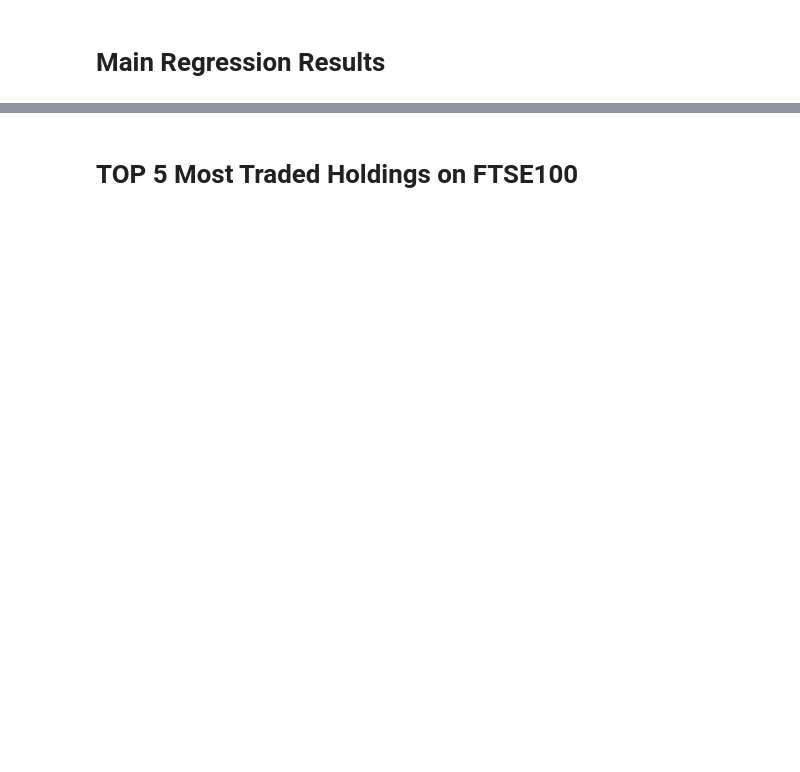
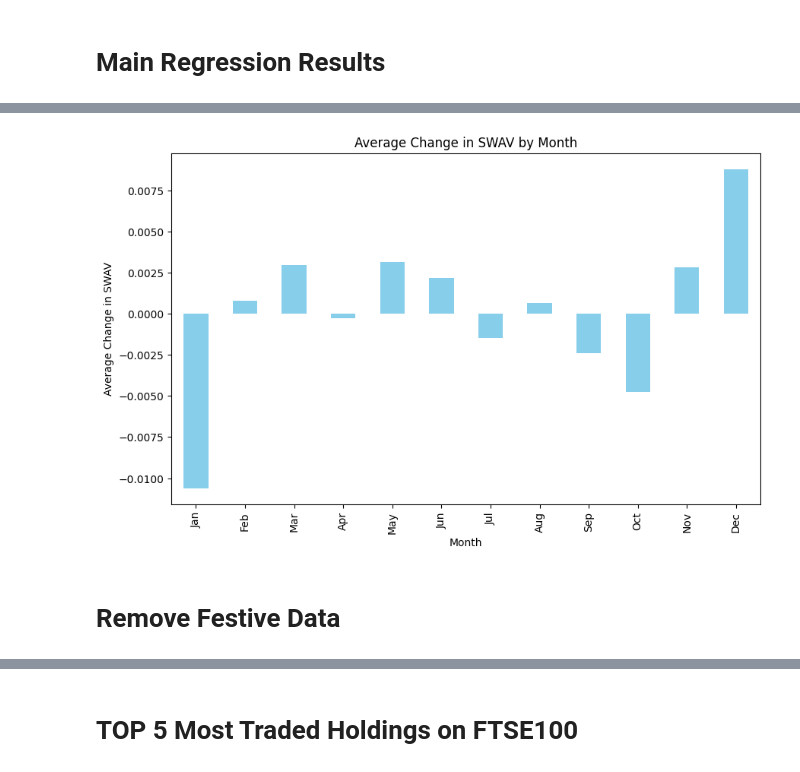
Before and after one commit to ThalyaGIT/UK-Music-Index-Returns, a Jupyter notebook: 3_data-analysis_notebooks/Experiment_2408.ipynb, the cells around one changed output, grey strips where cells are left out. Saved outputs shown, nothing was run; the diff lists cells and outputs as text; code cells hidden in the pictures; blank space fills up the shorter version.

```diff
--- a/3_data-analysis_notebooks/Experiment_2408.ipynb
+++ b/3_data-analysis_notebooks/Experiment_2408.ipynb
@@ -137,0 +171,23 @@ styled_df
+# %%
+# @title
+# Ensure 'Date' column is in datetime format
+df_5_day['Date'] = pd.to_datetime(df_5_day['Date'])
+
+# Extract the month from the 'Date' column
+df_5_day['Month'] = df_5_day['Date'].dt.month
+
+# Calculate the average 'Change in SWAV' by month
+monthly_avg = df_5_day.groupby('Month')['Change in SWAV'].mean()
+
+# Plot the average 'Change in SWAV' by month
+plt.figure(figsize=(10, 6))
+monthly_avg.plot(kind='bar', color='skyblue')
+plt.title('Average Change in SWAV by Month')
+plt.xlabel('Month')
+plt.ylabel('Average Change in SWAV')
+plt.xticks(ticks=range(12), labels=['Jan', 'Feb', 'Mar', 'Apr', 'May', 'Jun', 'Jul', 'Aug', 'Sep', 'Oct', 'Nov', 'Dec'])
+plt.show()
+# %% [output]
+[figure, added]
+# %% [markdown]
+# **Remove Festive Data**
```
Also changed, not shown: parts of 11 cells of this notebook.
